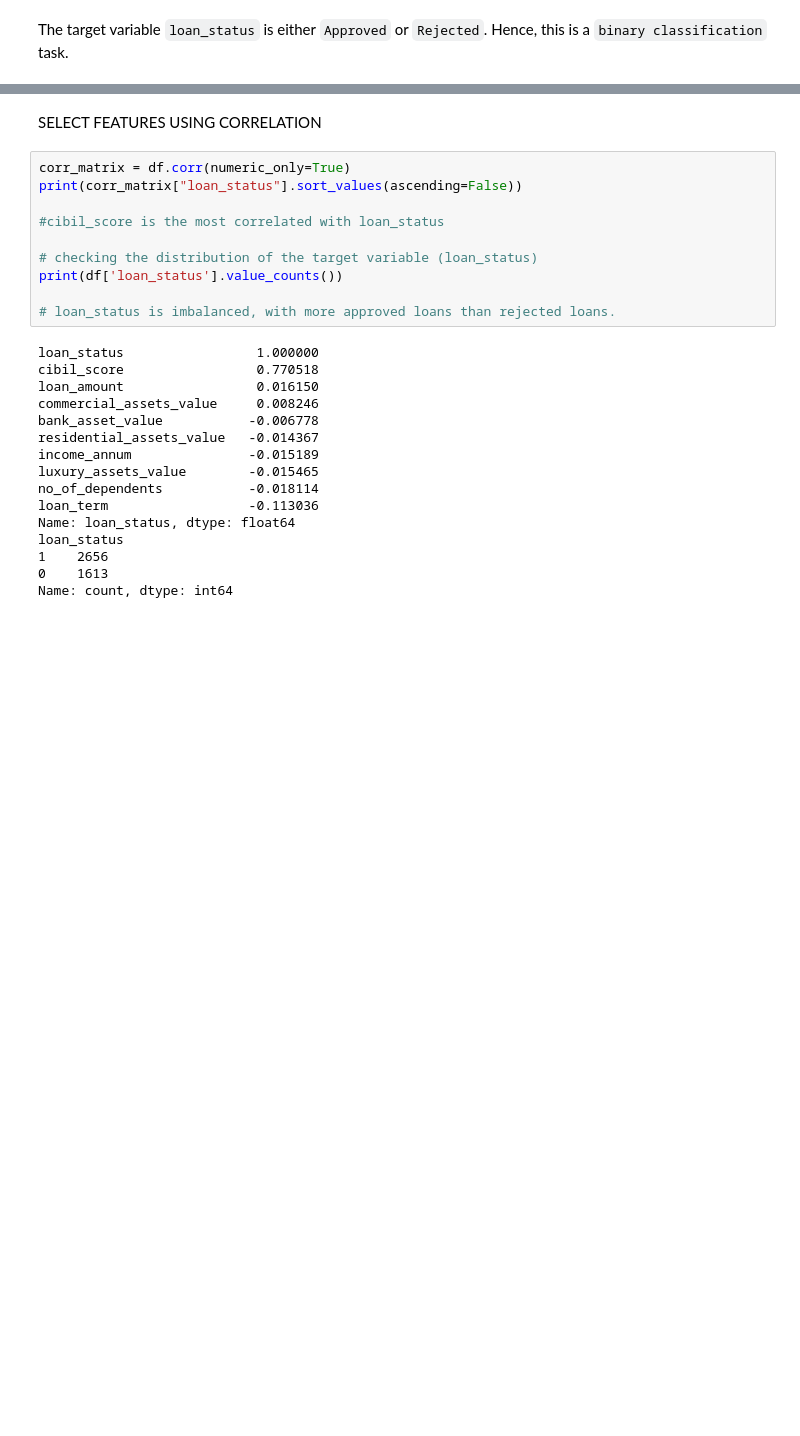
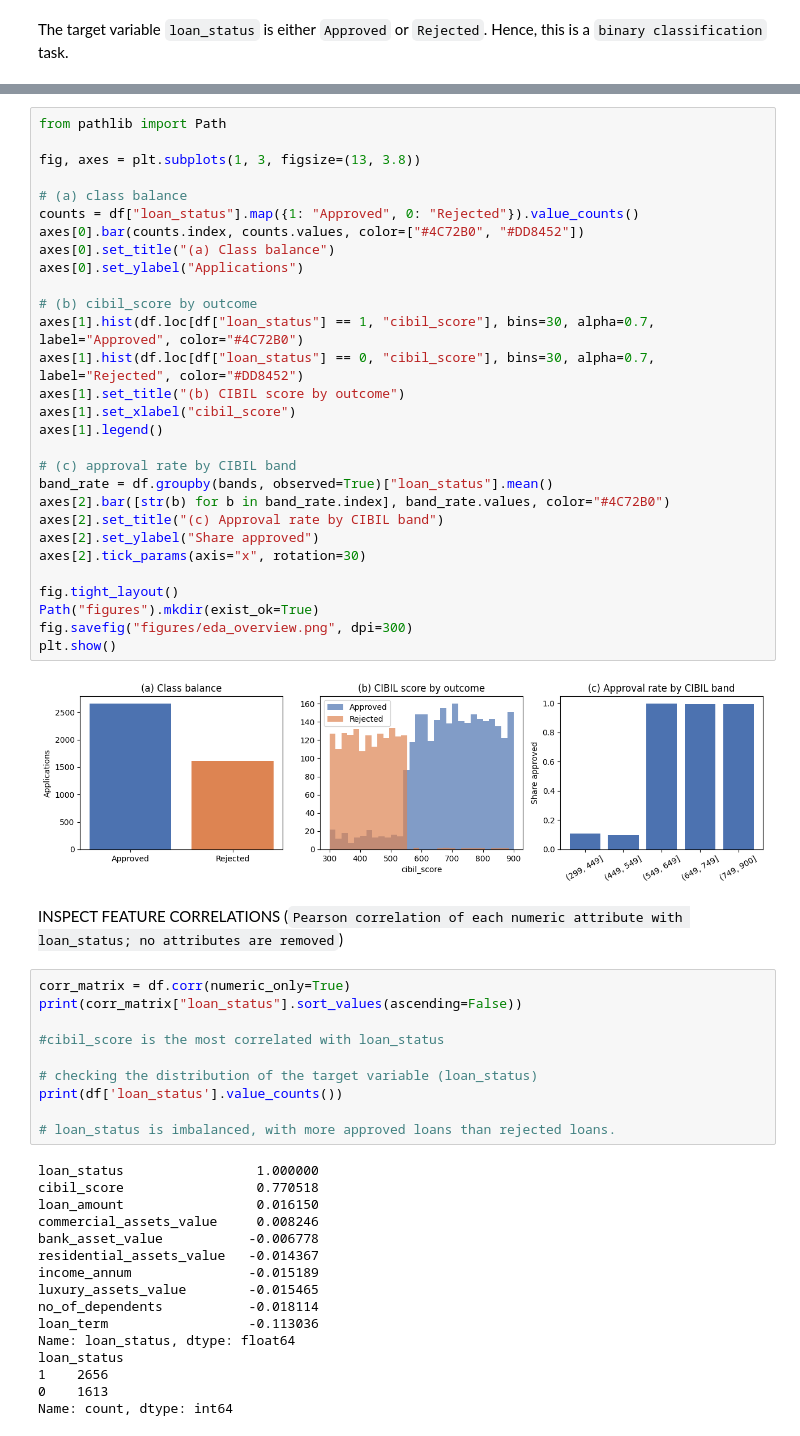
Before and after one commit to cardiogramx/loan-approval-prediction, a Jupyter notebook: loan-prediction.ipynb, the cells around one changed output, grey strips where cells are left out. Drawn from its saved outputs; the diff is of its cells as text; blank space fills up the shorter version.

Commit message:
added EDA analysis and figures

```diff
--- a/loan-prediction.ipynb
+++ b/loan-prediction.ipynb
@@ -110,5 +170,36 @@ df.head(5)
+# %%
+from pathlib import Path
+
+fig, axes = plt.subplots(1, 3, figsize=(13, 3.8))
+
+# (a) class balance
+counts = df["loan_status"].map({1: "Approved", 0: "Rejected"}).value_counts()
+axes[0].bar(counts.index, counts.values, color=["#4C72B0", "#DD8452"])
+axes[0].set_title("(a) Class balance")
+axes[0].set_ylabel("Applications")
+
+# (b) cibil_score by outcome
+axes[1].hist(df.loc[df["loan_status"] == 1, "cibil_score"], bins=30, alpha=0.7, label="Approved", color="#4C72B0")
+axes[1].hist(df.loc[df["loan_status"] == 0, "cibil_score"], bins=30, alpha=0.7, label="Rejected", color="#DD8452")
+axes[1].set_title("(b) CIBIL score by outcome")
+axes[1].set_xlabel("cibil_score")
+axes[1].legend()
+
+# (c) approval rate by CIBIL band
+band_rate = df.groupby(bands, observed=True)["loan_status"].mean()
+axes[2].bar([str(b) for b in band_rate.index], band_rate.values, color="#4C72B0")
+axes[2].set_title("(c) Approval rate by CIBIL band")
+axes[2].set_ylabel("Share approved")
+axes[2].tick_params(axis="x", rotation=30)
+
+fig.tight_layout()
+Path("figures").mkdir(exist_ok=True)
+fig.savefig("figures/eda_overview.png", dpi=300)
+plt.show()
+# %% [output]
+[figure, added]
 # %% [markdown]
-SELECT FEATURES USING CORRELATION
+INSPECT FEATURE CORRELATIONS (`Pearson correlation of each numeric attribute with loan_status; no attributes are removed`)
 # %%
 corr_matrix = df.corr(numeric_only=True)
 print(corr_matrix["loan_status"].sort_values(ascending=False))
```
Also changed, not shown: parts of 23 cells of this notebook, 3 other files.
